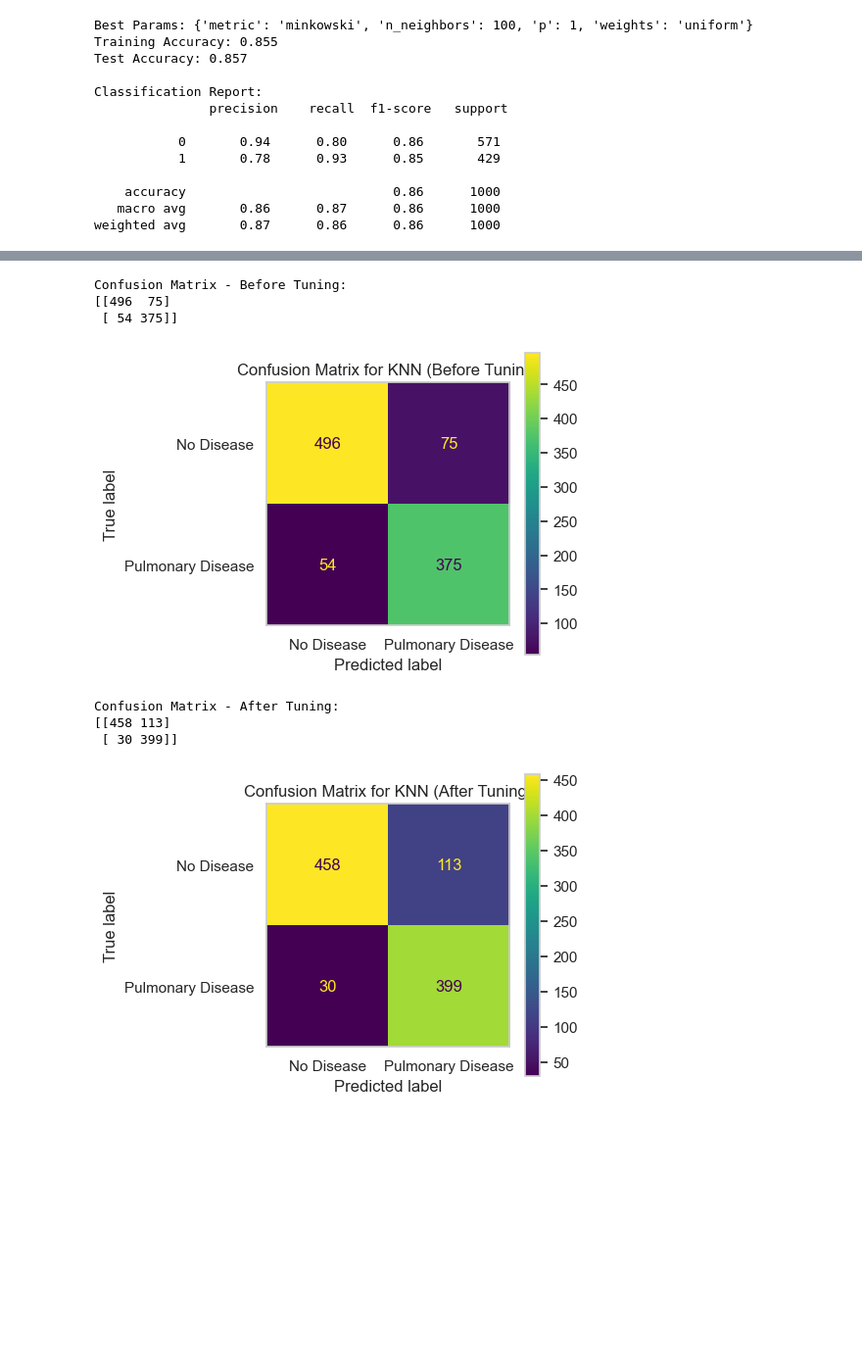
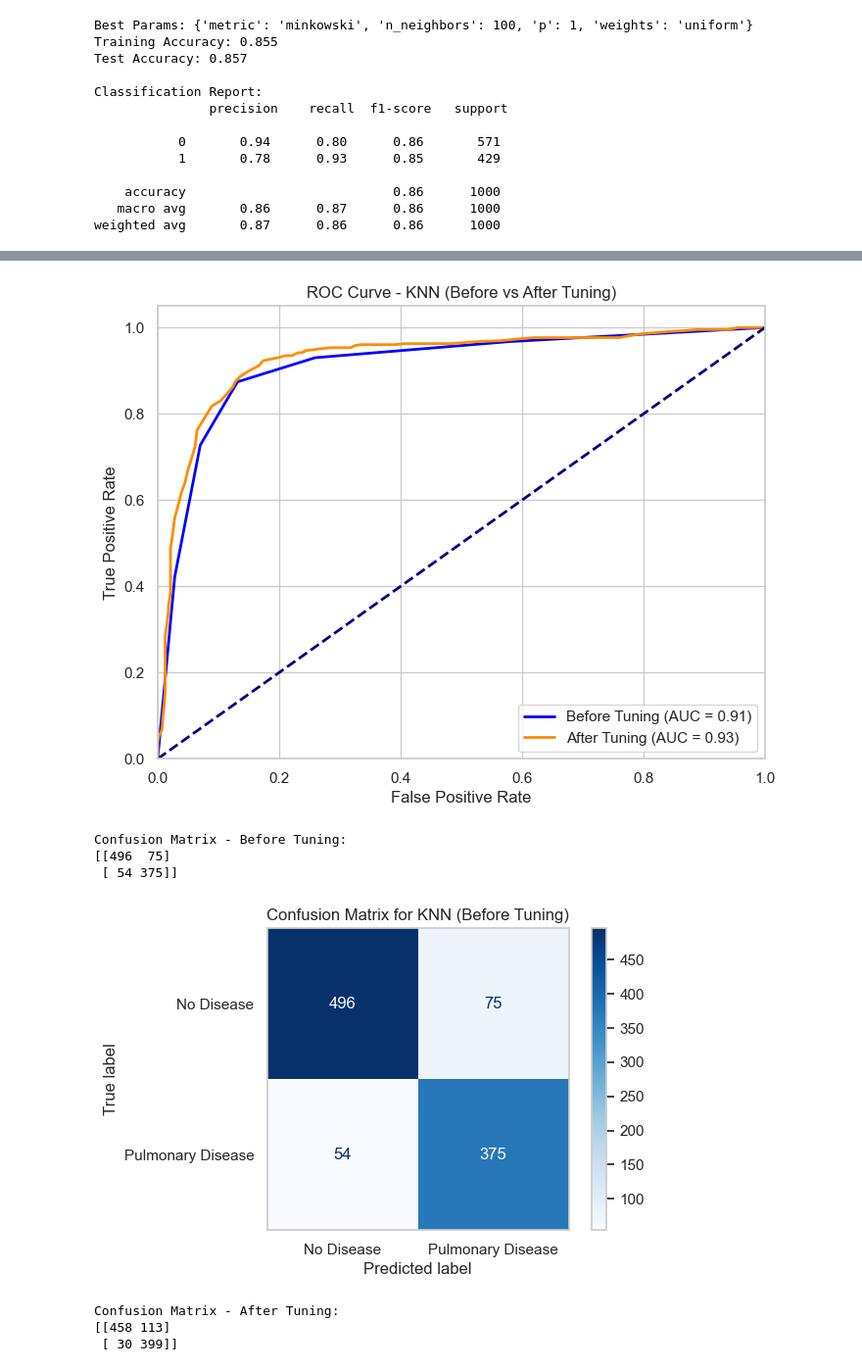
Before and after one commit to github-cweehy/Lung-Cancer-Detection-ML, a Jupyter notebook: KNN.ipynb, the cells around one changed output, grey strips where cells are left out. Shown at 98% size. Cells and saved outputs as stored; diff of their text form; code cells hidden in the pictures; blank space fills up the shorter version.

```diff
--- a/KNN.ipynb
+++ b/KNN.ipynb
@@ -406,44 +444,84 @@ weighted avg       0.87      0.86      0.86      1000
 # %%
+from sklearn.metrics import roc_curve, auc
+import matplotlib.pyplot as plt
+
+# Before Tune
+# Predict probabilities for the positive class (class 1)
+y_probs_baseline = baseline_knn.predict_proba(X_test)[:, 1]
+
+# Compute ROC and AUC
+fpr_baseline, tpr_baseline, _ = roc_curve(y_test, y_probs_baseline)
+auc_baseline = auc(fpr_baseline, tpr_baseline)
+
+# After Tune
+y_probs_knn = best_knn.predict_proba(X_test)[:, 1]
+fpr_knn, tpr_knn, _ = roc_curve(y_test, y_probs_knn)
+auc_knn = auc(fpr_knn, tpr_knn)
+
+# Plot Roc curve
+plt.figure(figsize=(8, 6))
+
+# Plot Before Tuning
+plt.plot(fpr_baseline, tpr_baseline, color='blue', lw=2,
+         label=f'Before Tuning (AUC = {auc_baseline:.2f})')
+
+# Plot After Tuning
+plt.plot(fpr_knn, tpr_knn, color='darkorange', lw=2,
+         label=f'After Tuning (AUC = {auc_knn:.2f})')
+
+# Diagonal line (chance)
+plt.plot([0, 1], [0, 1], color='navy', lw=2, linestyle='--')
+
+# Plot styling
+plt.xlim([0.0, 1.0])
+plt.ylim([0.0, 1.05])
+plt.xlabel('False Positive Rate')
+plt.ylabel('True Positive Rate')
+plt.title('ROC Curve - KNN (Before vs After Tuning)')
+plt.legend(loc="lower right")
+plt.grid(True)
+plt.show()
+
 # KNN no tuning
 baseline_knn = KNeighborsClassifier()
 baseline_knn.fit(X_train, y_train)
 
 # Predictions
 y_test_pred_baseline = baseline_knn.predict(X_test)
 
 # Confusion Matrix
 cm_baseline = confusion_matrix(y_test, y_test_pred_baseline)
 print("Confusion Matrix - Before Tuning:")
 print(cm_baseline)
 
 # Display
 disp_baseline = ConfusionMatrixDisplay(confusion_matrix=cm_baseline, display_labels=['No Disease', 'Pulmonary Disease'])
 
-fig, ax = plt.subplots(figsize=(4, 4))
+fig, ax = plt.subplots(figsize=(6, 4))
 ax.set_title('Confusion Matrix for KNN (Before Tuning)')
 ax.grid(False)
-disp_baseline.plot(ax=ax)
+disp_baseline.plot(ax=ax,cmap='Blues')
 plt.show()
 
 
 #After Tuning
 cm_knn = confusion_matrix(y_test, y_test_pred_knn)
 print("Confusion Matrix - After Tuning:")
 print(cm_knn)
 
 disp_knn = ConfusionMatrixDisplay(confusion_matrix=cm_knn, display_labels=['No Disease', 'Pulmonary Disease'])
 
-fig, ax = plt.subplots(figsize=(4, 4))
+fig, ax = plt.subplots(figsize=(6, 4))
 ax.set_title('Confusion Matrix for KNN (After Tuning)')
 ax.grid(False)
-disp_knn.plot(ax=ax)
+disp_knn.plot(ax=ax,cmap='Greens')
 plt.show()
 # %% [output]
+[figure, new version]
 Confusion Matrix - Before Tuning:
 [[496  75]
  [ 54 375]]
-[figure, old version]
+[figure, new version]
 Confusion Matrix - After Tuning:
 [[458 113]
  [ 30 399]]
-[figure, old version]
```
Also changed, not shown: parts of 9 cells of this notebook, 4 other files.
